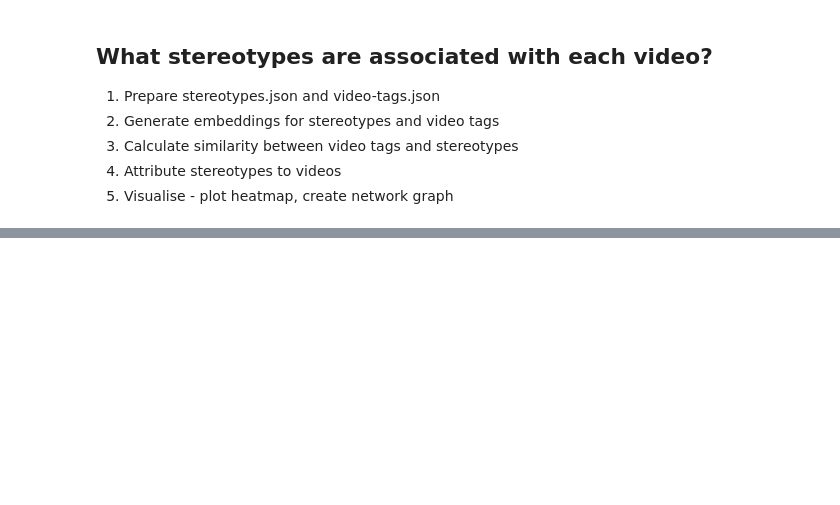
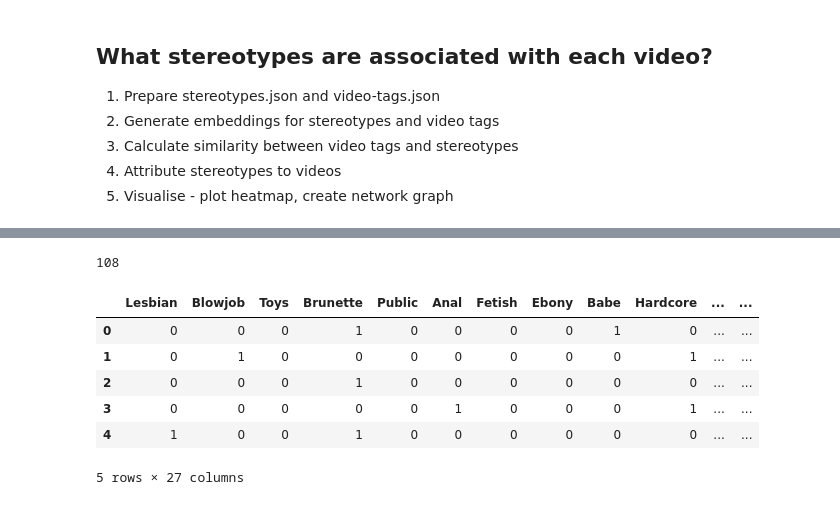
Before and after one commit to ptypes-nlesc/stereotype-map, a Jupyter notebook: notebooks/Untitled-1.ipynb, the cells around one changed output, grey strips where cells are left out. Saved outputs shown, nothing was run; the diff lists cells and outputs as text; code cells hidden in the pictures; blank space fills up the shorter version.

```diff
--- a/notebooks/Untitled-1.ipynb
+++ b/notebooks/Untitled-1.ipynb
@@ -14,0 +47,17 @@ import src.utils.helpers as helpers
+# %%
+# Create 'tags' column from categories
+df["tags"] = df["categories"].apply(clean.extract_tags)
+
+# Remove a specific tag from the "tags" column
+df["tags"] = df["tags"].apply(clean.remove_tag, tag_to_remove="HD Porn")
+
+# confirm it is a list
+# df.tags.apply(lambda tag_list: isinstance(tag_list, list))
+# %%
+# flatten out tags
+df_flat_tag = clean.flatten_tags(df.tags)
+
+# number of unique hashtags
+df_flat_tag["tag"].unique().size
+# %% [output]
+108
@@ -14,0 +85,10 @@ import src.utils.helpers as helpers
+# %%
+tag_matrix.head(5)
+# %% [output]
+|  | Lesbian | Blowjob | Toys | Brunette | Public | Anal | Fetish | Ebony | Babe | Hardcore | ... | ... |
+| 0 | 0 | 0 | 0 | 1 | 0 | 0 | 0 | 0 | 1 | 0 | ... | ... |
+| 1 | 0 | 1 | 0 | 0 | 0 | 0 | 0 | 0 | 0 | 1 | ... | ... |
+| 2 | 0 | 0 | 0 | 1 | 0 | 0 | 0 | 0 | 0 | 0 | ... | ... |
+| 3 | 0 | 0 | 0 | 0 | 0 | 1 | 0 | 0 | 0 | 1 | ... | ... |
+| 4 | 1 | 0 | 0 | 1 | 0 | 0 | 0 | 0 | 0 | 0 | ... | ... |
+5 rows × 27 columns
```
Also changed, not shown: parts of 5 cells of this notebook, 2 other files.
